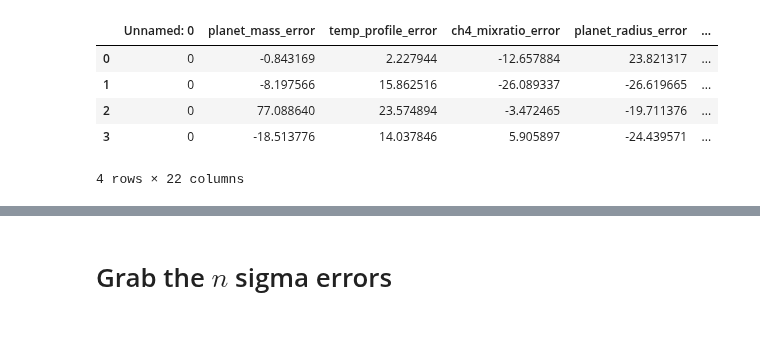
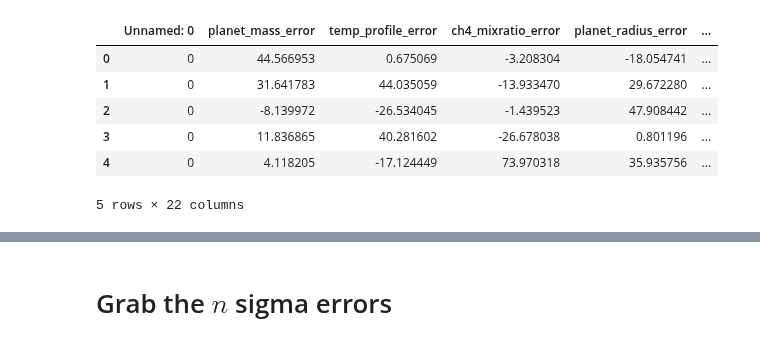
Before and after one commit to deKeijzer/SRON-DCGAN, a Jupyter notebook: notebooks/error analysis.ipynb, the cells around one changed output, grey strips where cells are left out. Drawn from its saved outputs; the diff is of its cells as text; code cells hidden in the pictures.

```diff
--- a/notebooks/error analysis.ipynb
+++ b/notebooks/error analysis.ipynb
@@ -17,15 +17,16 @@ from tqdm import tqdm
 sns.set_palette(sns.hls_palette(8, l=.3, s=.8))
 sns.set(style='ticks')
 # %%
-df = pd.read_csv('Validation error of 5 images')
+df = pd.read_csv('Validation error of 100 images')
 df.head()
 # %% [output]
 |  | Unnamed: 0 | planet_mass_error | temp_profile_error | ch4_mixratio_error | planet_radius_error | ... |
-| 0 | 0 | -0.843169 | 2.227944 | -12.657884 | 23.821317 | ... |
-| 1 | 0 | -8.197566 | 15.862516 | -26.089337 | -26.619665 | ... |
-| 2 | 0 | 77.088640 | 23.574894 | -3.472465 | -19.711376 | ... |
-| 3 | 0 | -18.513776 | 14.037846 | 5.905897 | -24.439571 | ... |
+| 0 | 0 | 44.566953 | 0.675069 | -3.208304 | -18.054741 | ... |
+| 1 | 0 | 31.641783 | 44.035059 | -13.933470 | 29.672280 | ... |
+| 2 | 0 | -8.139972 | -26.534045 | -1.439523 | 47.908442 | ... |
+| 3 | 0 | 11.836865 | 40.281602 | -26.678038 | 0.801196 | ... |
+| 4 | 0 | 4.118205 | -17.124449 | 73.970318 | 35.935756 | ... |
-4 rows × 22 columns
+5 rows × 22 columns
 # %%
 df.describe()
 # %% [output]
```
Also changed, not shown: parts of 3 cells of this notebook, 19 other files.
